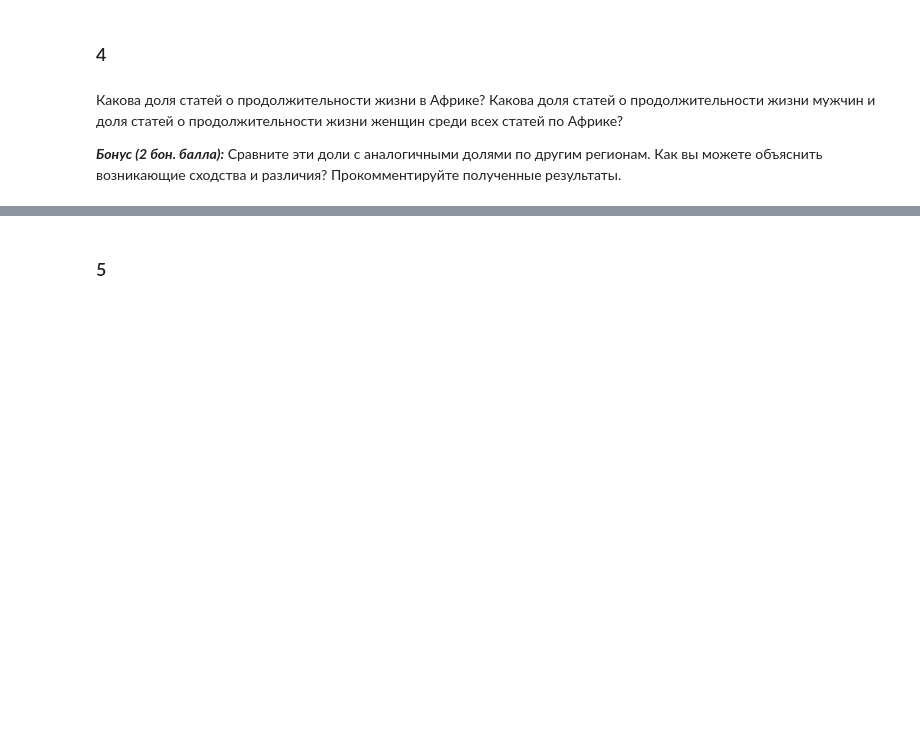
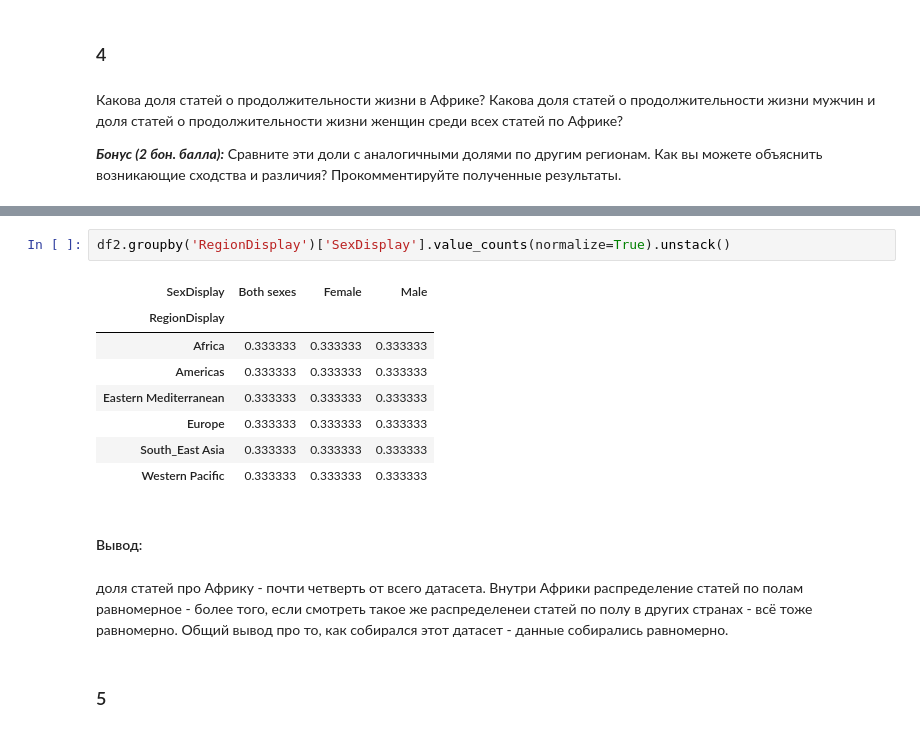
Before and after one commit to wrapper228/ml_hse, a Jupyter notebook: hw1/HW 1 - Numpy. Pandas.ipynb, the cells around one changed output, grey strips where cells are left out. Cells and saved outputs as stored; diff of their text form; blank space fills up the shorter version.

```diff
--- a/hw1/HW 1 - Numpy. Pandas.ipynb
+++ b/hw1/HW 1 - Numpy. Pandas.ipynb
@@ -506,3 +521,18 @@ world bank group — порядковый, так как есть иерархи
+# %%
+df2.groupby('RegionDisplay')['SexDisplay'].value_counts(normalize=True).unstack()
+# %% [output]
+| SexDisplay | Both sexes | Female | Male |
+| RegionDisplay |  |  |  |
+| Africa | 0.333333 | 0.333333 | 0.333333 |
+| Americas | 0.333333 | 0.333333 | 0.333333 |
+| Eastern Mediterranean | 0.333333 | 0.333333 | 0.333333 |
+| Europe | 0.333333 | 0.333333 | 0.333333 |
+| South_East Asia | 0.333333 | 0.333333 | 0.333333 |
+| Western Pacific | 0.333333 | 0.333333 | 0.333333 |
+# %% [markdown]
+#### Вывод:
+# %% [markdown]
+доля статей про Африку - почти четверть от всего датасета. Внутри Африки распределение статей по полам равномерное - более того, если смотреть такое же распределенеи статей по полу в других странах - всё тоже равномерно. Общий вывод про то, как собирался этот датасет - данные собирались равномерно.
 # %% [markdown]
 ### 5
 # %% [markdown]
```
Also changed, not shown: parts of 3 cells of this notebook.
